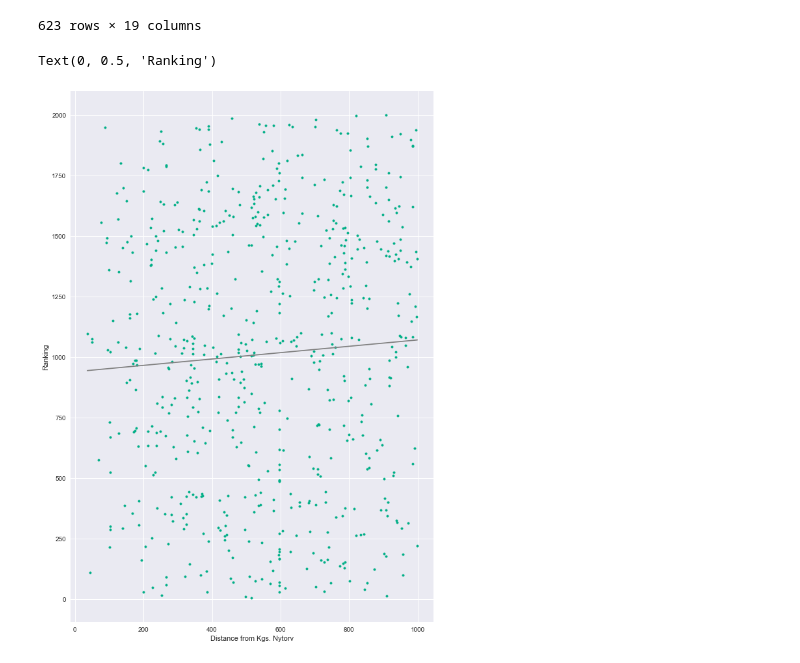
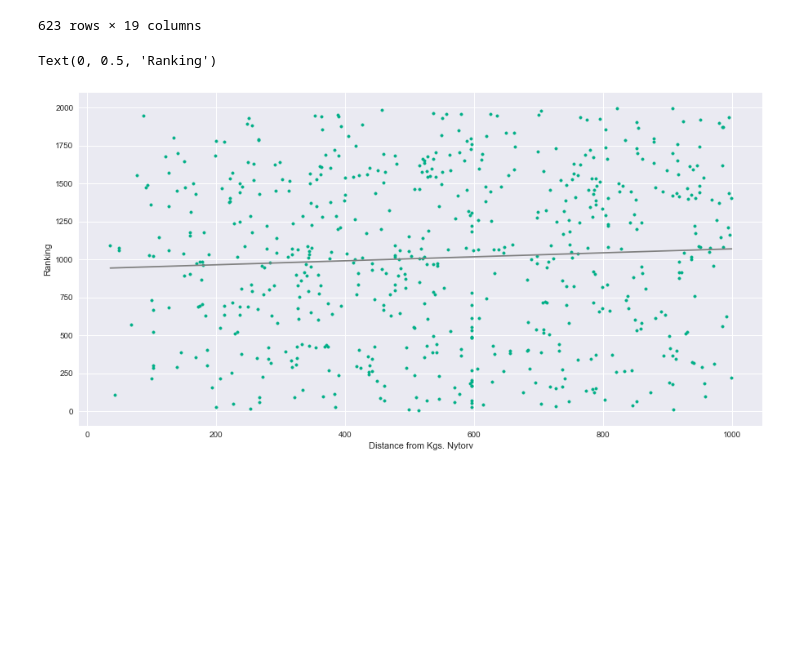
Before and after one commit to EMCK3N/SDS2019-grp20, a Jupyter notebook: Analysis.ipynb, the cells around one changed output. Saved outputs shown, nothing was run; the diff lists cells and outputs as text; code cells hidden in the pictures; blank space fills up the shorter version.

```diff
--- a/Analysis.ipynb
+++ b/Analysis.ipynb
@@ -203,18 +235,18 @@ reg_df
 # %%
 X = mod_df["Distance from Kgs. Nytorv"]
 y = mod_df["Full ranking"]
 
 import seaborn as sns
 fig, ax = plt.subplots()
 ax.scatter(X, y, marker='.', color = green_color)
-plt.gcf().set_size_inches((10, 15))
+plt.gcf().set_size_inches((15, 7.5))
 
 ax.plot(np.unique(X),
          np.poly1d(np.polyfit(X, y, 1))(np.unique(X)),
          color='grey')
 
 ax.set_xlabel('Distance from Kgs. Nytorv')
 ax.set_ylabel('Ranking')
 # %% [output]
 Text(0, 0.5, 'Ranking')
-[figure, old version]
+[figure, new version]
```
Also changed, not shown: parts of 3 cells of this notebook.
